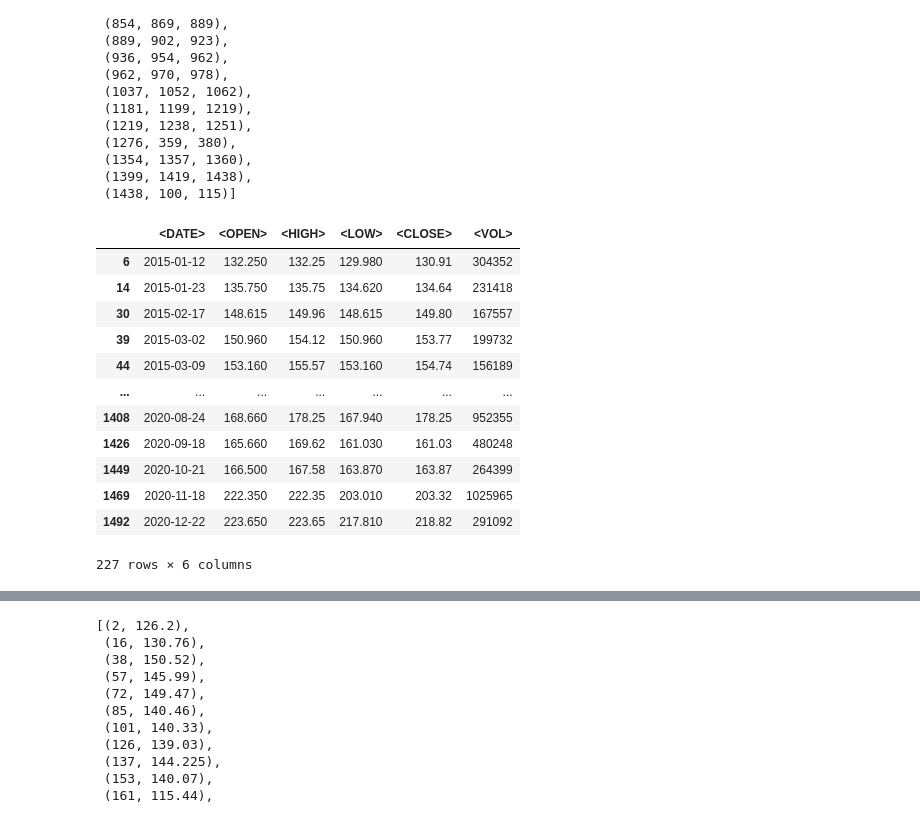
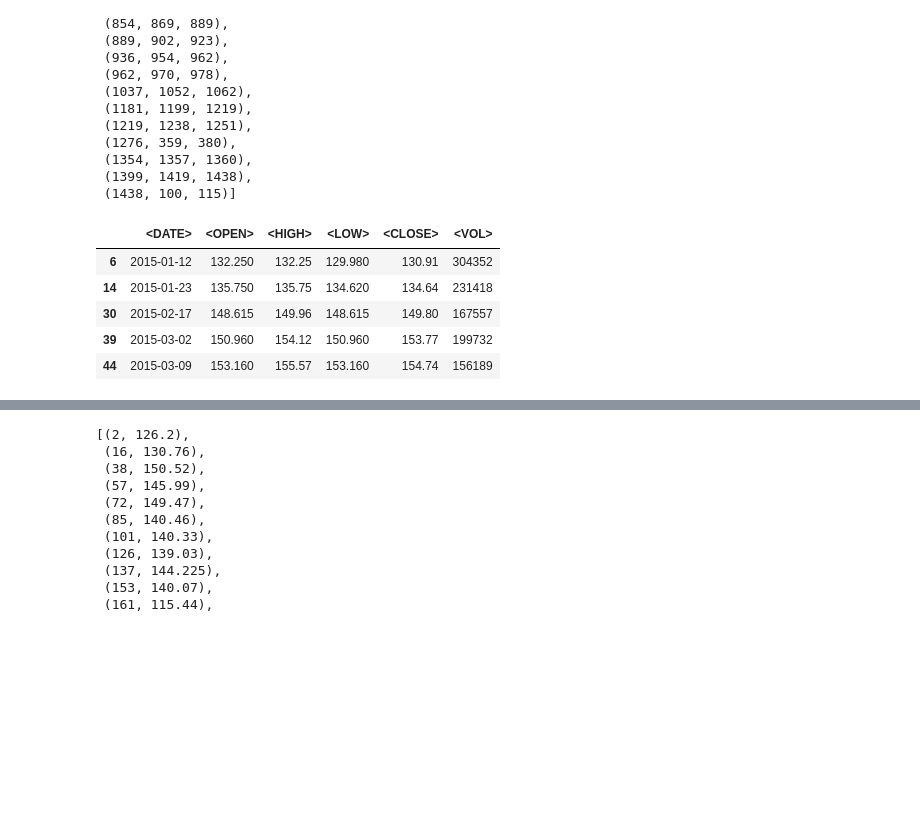
Before and after one commit to nikitaoltyan/Mech-Trading-Systems, a Jupyter notebook: Mech_Systems.ipynb, the cells around one changed output, grey strips where cells are left out. Drawn from its saved outputs; the diff is of its cells as text; code cells hidden in the pictures; blank space fills up the shorter version.

```diff
--- a/Mech_Systems.ipynb
+++ b/Mech_Systems.ipynb
@@ -94,27 +98,20 @@ from marubozu import find_marubozu
 # %%
 import itertools
 
 all_bearish = list(itertools.chain.from_iterable(find_marubozu(data)[0]))
 all_bullish = list(itertools.chain.from_iterable(find_marubozu(data)[1]))
 marubozu_candlesticks = all_bearish + all_bullish
 marubozu_candlesticks.sort()
 
 new_data = data.iloc[marubozu_candlesticks]
-new_data
+new_data.head()
 # %% [output]
 |  | <DATE> | <OPEN> | <HIGH> | <LOW> | <CLOSE> | <VOL> |
 | 6 | 2015-01-12 | 132.250 | 132.25 | 129.980 | 130.91 | 304352 |
 | 14 | 2015-01-23 | 135.750 | 135.75 | 134.620 | 134.64 | 231418 |
 | 30 | 2015-02-17 | 148.615 | 149.96 | 148.615 | 149.80 | 167557 |
 | 39 | 2015-03-02 | 150.960 | 154.12 | 150.960 | 153.77 | 199732 |
 | 44 | 2015-03-09 | 153.160 | 155.57 | 153.160 | 154.74 | 156189 |
-| ... | ... | ... | ... | ... | ... | ... |
-| 1408 | 2020-08-24 | 168.660 | 178.25 | 167.940 | 178.25 | 952355 |
-| 1426 | 2020-09-18 | 165.660 | 169.62 | 161.030 | 161.03 | 480248 |
-| 1449 | 2020-10-21 | 166.500 | 167.58 | 163.870 | 163.87 | 264399 |
-| 1469 | 2020-11-18 | 222.350 | 222.35 | 203.010 | 203.32 | 1025965 |
-| 1492 | 2020-12-22 | 223.650 | 223.65 | 217.810 | 218.82 | 291092 |
-227 rows × 6 columns
 # %%
 draw_plot(new_data, 0, len(new_data))
 # %% [output]
```
Also changed, not shown: parts of 4 cells of this notebook.
